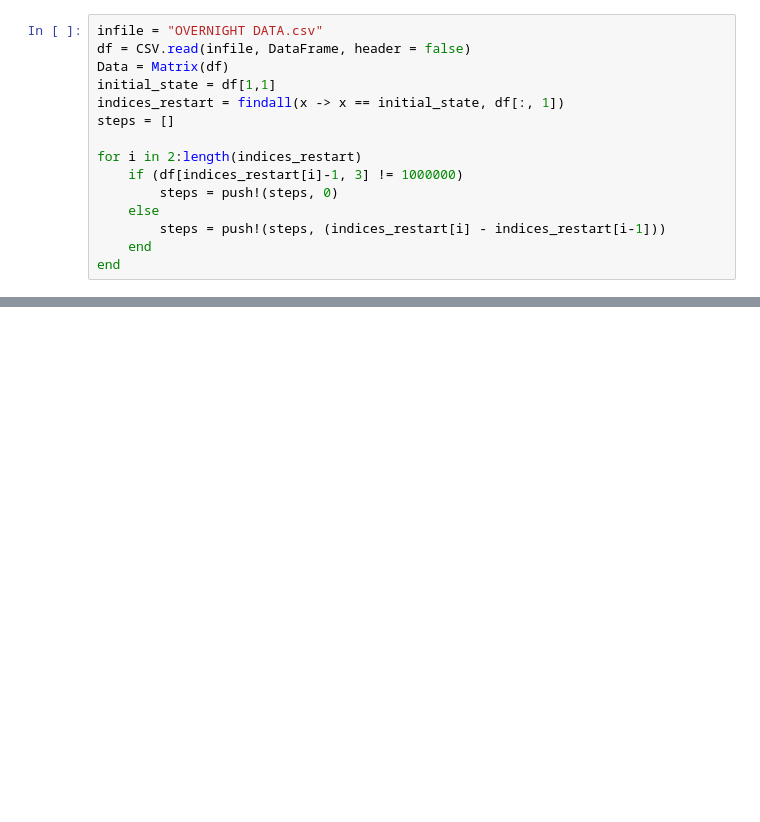
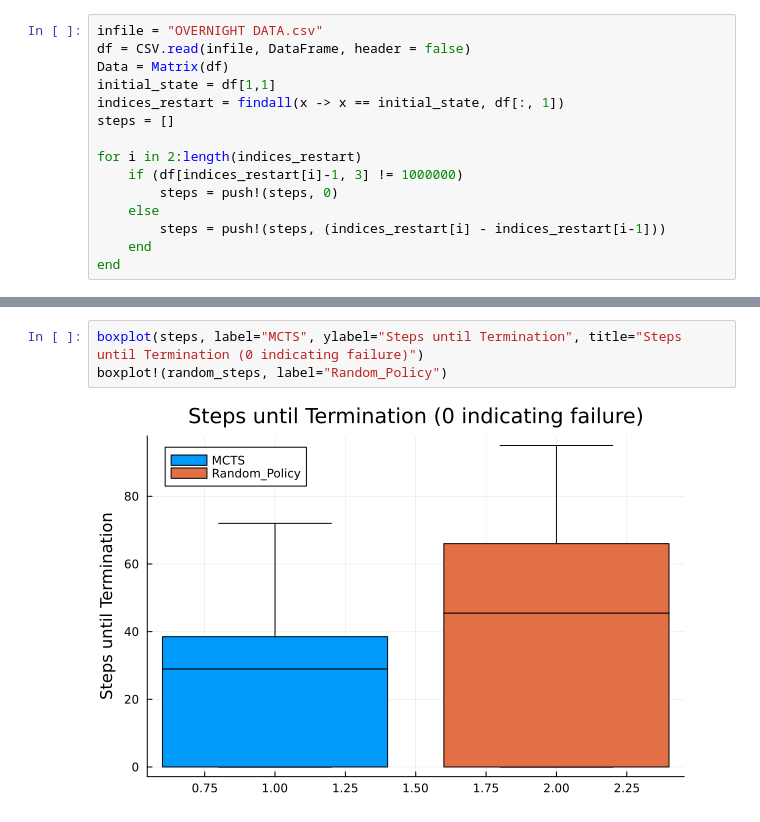
Before and after one commit to zhao-harry/aa-228-final-project, a Jupyter notebook: Plotting.ipynb, the cells around one changed output, grey strips where cells are left out. Drawn from its saved outputs; the diff is of its cells as text; blank space fills up the shorter version.

```diff
--- a/Plotting.ipynb
+++ b/Plotting.ipynb
@@ -78,0 +106,5 @@ xlabel!("Mission Progress")
+# %%
+boxplot(steps, label="MCTS", ylabel="Steps until Termination", title="Steps until Termination (0 indicating failure)")
+boxplot!(random_steps, label="Random_Policy")
+# %% [output]
+[figure, added]
```
Also changed, not shown: parts of 4 cells of this notebook, 1 other file.
